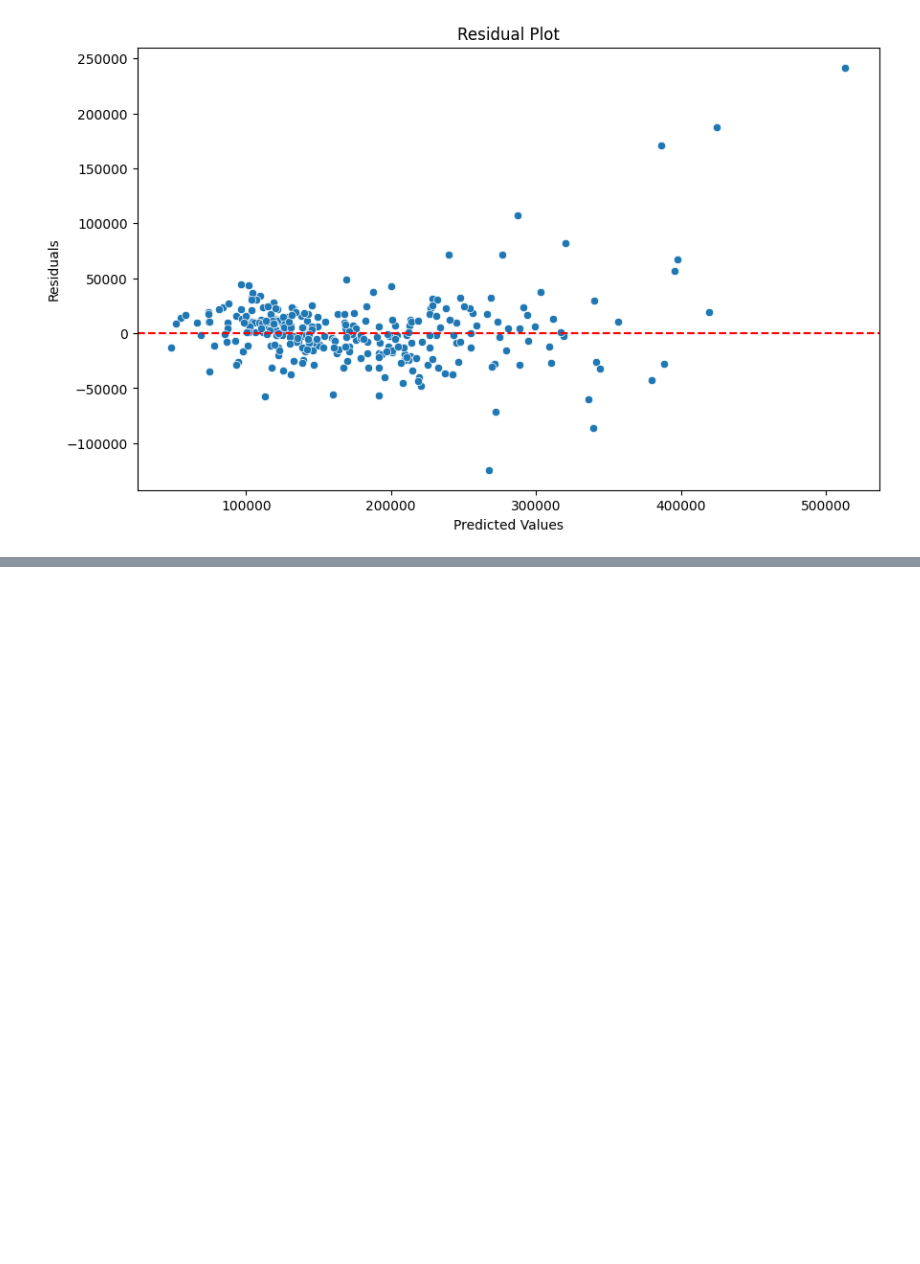
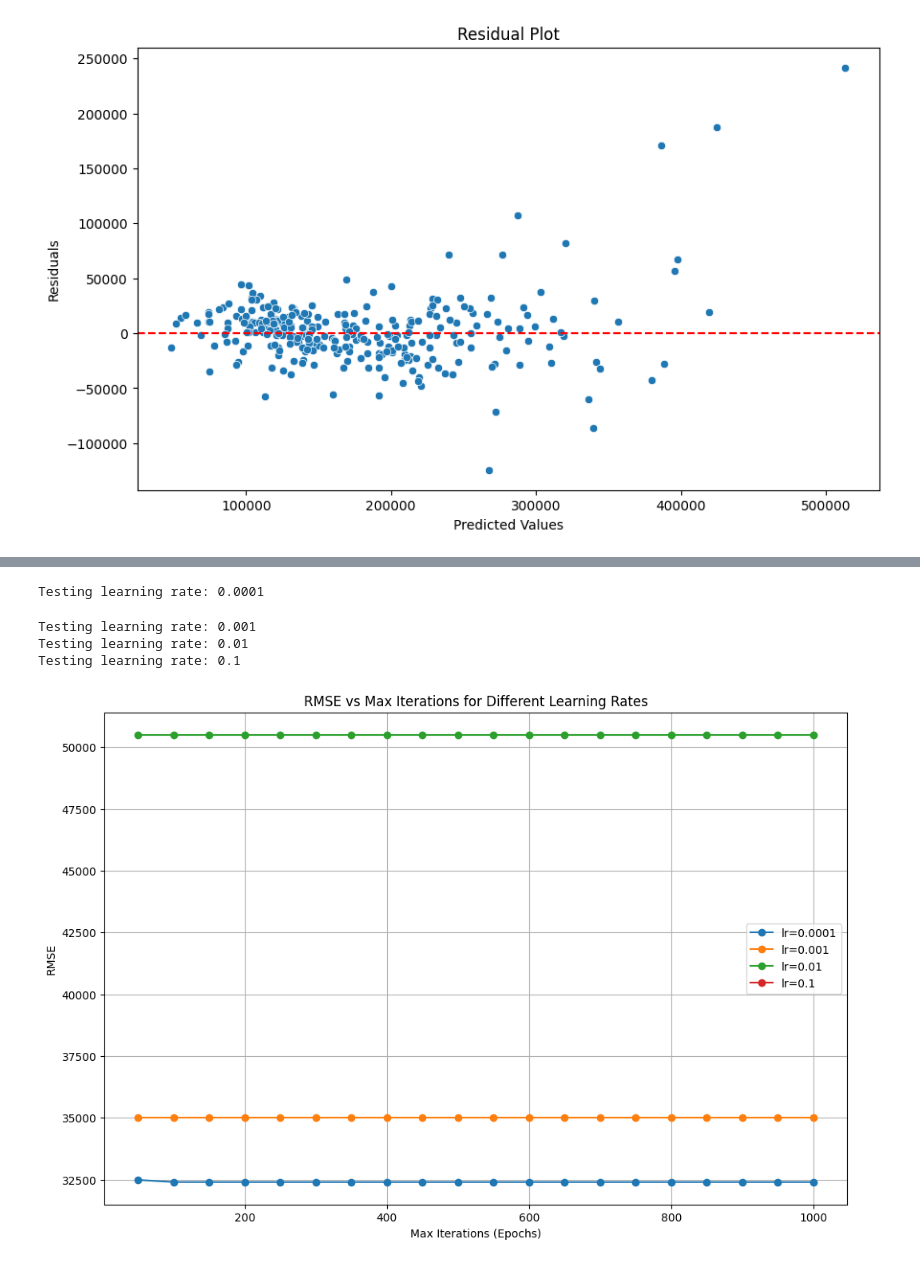
Before and after one commit to RahulArra/Machine-Learning, a Jupyter notebook: house_prediction.ipynb, the cells around one changed output, grey strips where cells are left out. Saved outputs shown, nothing was run; the diff lists cells and outputs as text; code cells hidden in the pictures; blank space fills up the shorter version.

Commit message:
done with gradent descent

```diff
--- a/house_prediction.ipynb
+++ b/house_prediction.ipynb
@@ -470,0 +510,13 @@ X_train.head()
+# %%
+
+# 2. Full-batch Gradient Descent (Approx)
+gd_reg = SGDRegressor(max_iter=1000, learning_rate='constant', eta0=0.01)
+gd_reg.fit(X_train, y_train)
+y_pred_gd = gd_reg.predict(X_test)
+rmse_gd = np.sqrt(mean_squared_error(y_test, y_pred_gd))
+r2_gd = r2_score(y_test, y_pred_gd)
+
+# Print results
+print("\nRegression Comparison:")
+print(f"SGD RMSE: {rmse_sgd:.2f}, R2: {r2_sgd:.4f}")
+print(f"GD RMSE: {rmse_gd:.2f}, R2: {r2_gd:.4f}")
@@ -470,0 +574,47 @@ X_train.head()
+# %%
+import matplotlib.pyplot as plt
+from sklearn.preprocessing import StandardScaler
+from sklearn.linear_model import SGDRegressor
+from sklearn.metrics import mean_squared_error
+import numpy as np
+
+
+learning_rates = [0.0001, 0.001, 0.01, 0.1]
+epochs_list = list(range(50, 1050, 50))
+
+plt.figure(figsize=(12, 8))
+
+for lr in learning_rates:
+    rmses = []
+    print(f"Testing learning rate: {lr}")
+    for n_epochs in epochs_list:
+
+        model = SGDRegressor(max_iter=n_epochs, eta0=lr, learning_rate='constant', random_state=42, warm_start=False)
+
+        # Fit the model from scratch
+        model.fit(X_train_scaled, y_train)
+
+        y_pred = model.predict(X_test_scaled)
+        rmse = np.sqrt(mean_squared_error(y_test, y_pred))
+
+        if rmse > 1e10:
+            rmses.append(np.nan)
+        else:
+            rmses.append(rmse)
+
+
+    plt.plot(epochs_list, rmses, label=f"lr={lr}", marker='o')
+
+plt.xlabel("Max Iterations (Epochs)")
+plt.ylabel("RMSE")
+plt.title("RMSE vs Max Iterations for Different Learning Rates")
+plt.legend()
+plt.grid(True)
+# plt.ylim(0, 500000)
+plt.show()
+# %% [output]
+Testing learning rate: 0.0001
+Testing learning rate: 0.001
+Testing learning rate: 0.01
+Testing learning rate: 0.1
+[figure, added]
```
Also changed, not shown: parts of 17 cells of this notebook.
